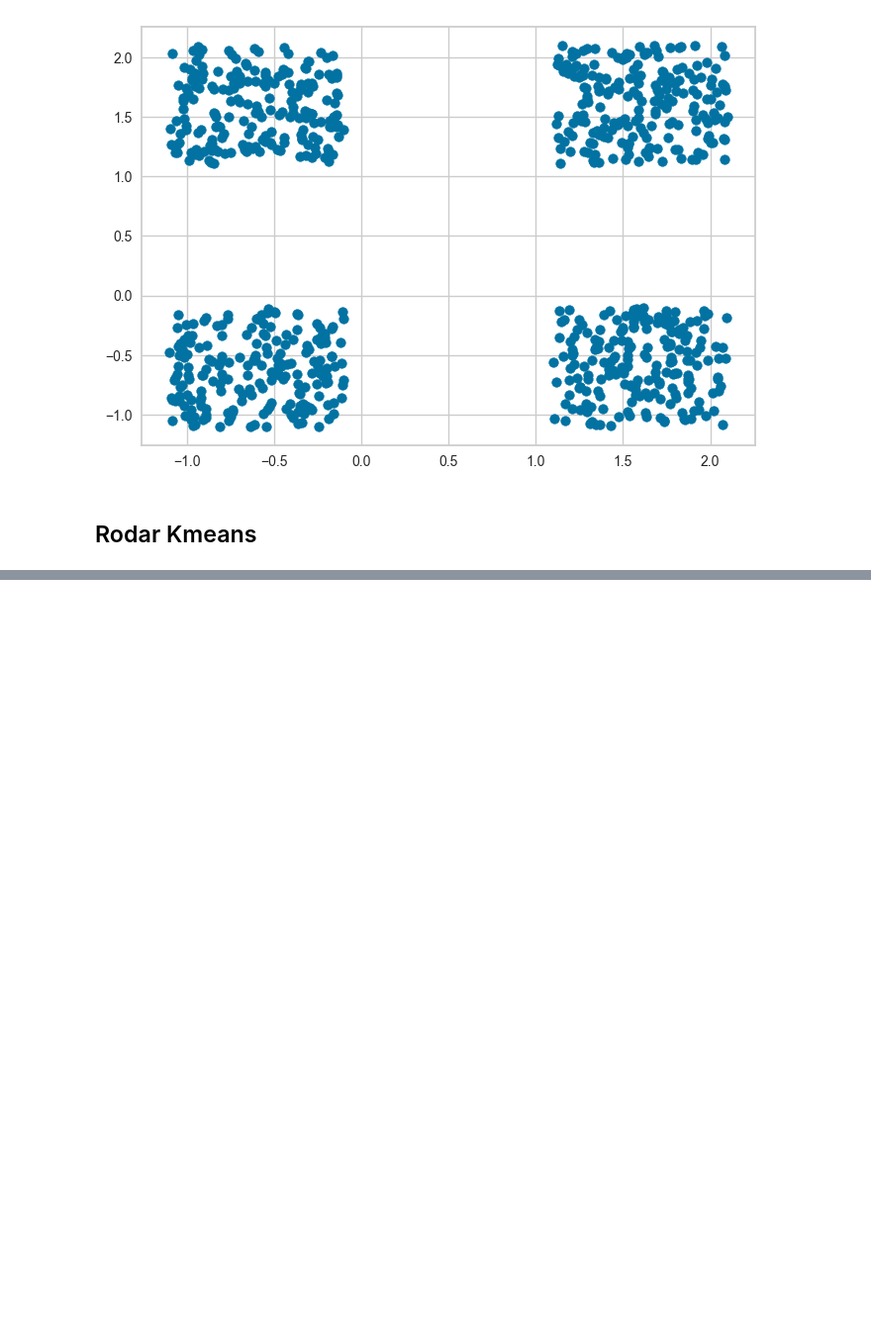
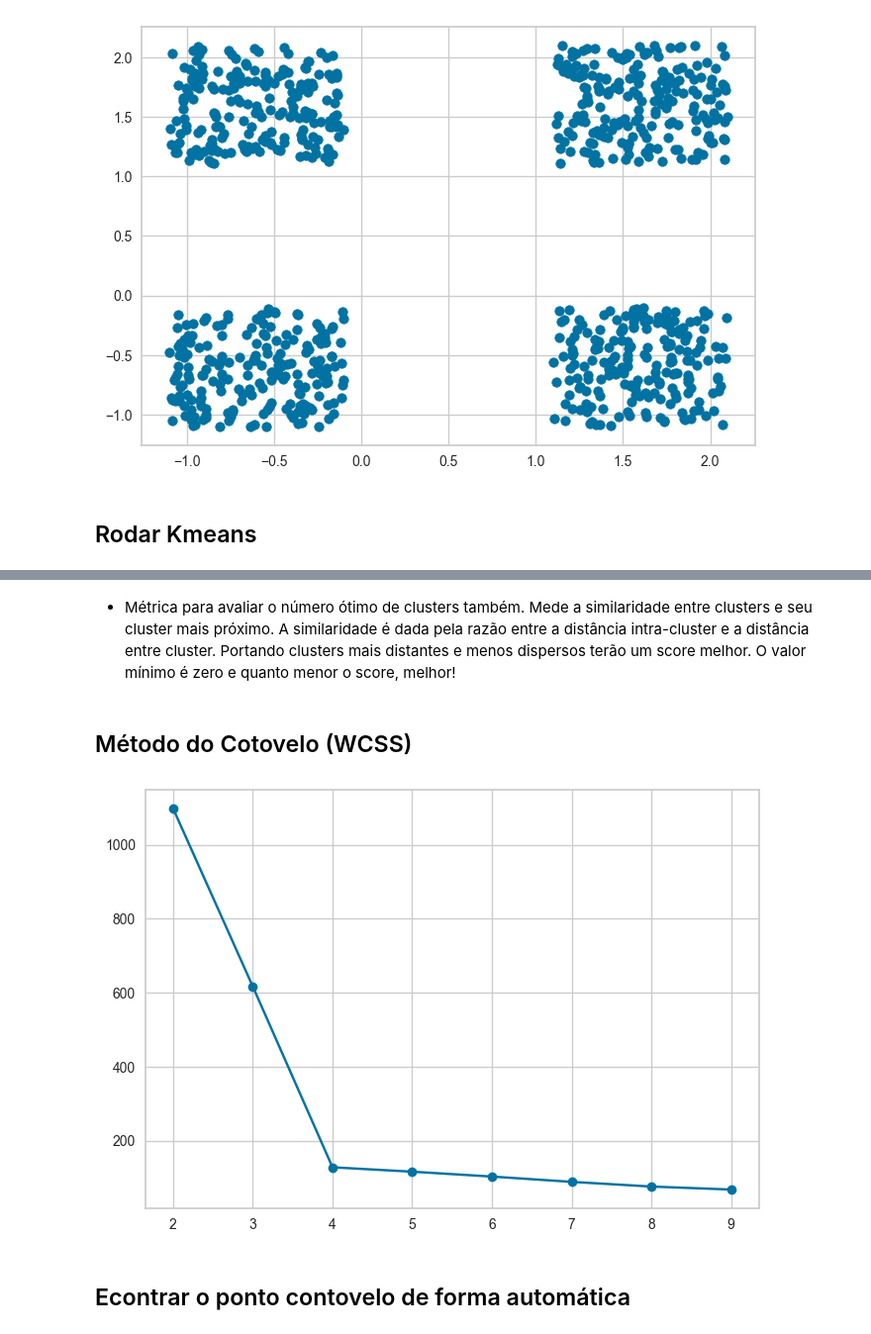
Before and after one commit to anacarlaam/Clusterizacao, a Jupyter notebook: main.ipynb, the cells around one changed output, grey strips where cells are left out. Shown: that part at 99% size. Saved outputs shown, nothing was run; the diff lists cells and outputs as text; code cells hidden in the pictures; blank space fills up the shorter version.

```diff
--- a/main.ipynb
+++ b/main.ipynb
@@ -50,0 +109,22 @@ df_clusters.tail()
+# %% [markdown]
+- Métrica para avaliar o número ótimo de clusters também. Mede a similaridade entre clusters e seu cluster mais próximo. A similaridade é dada pela razão entre a distância intra-cluster e a distância entre cluster. Portando clusters mais distantes e menos dispersos terão um score melhor. O valor mínimo é zero e quanto menor o score, melhor!
+# %%
+wcss=[]
+davies_bouldin=[]
+K = range(2,10) #último não entra
+for k in K:
+    kmeans = KMeans(n_clusters=k,random_state=seed)
+    kmeans.fit(df)
+    wcss.append([kmeans.inertia_,k])
+    davies_bouldin.append(davies_bouldin_score(df, kmeans.labels_))
+    inercia=[item[0] for item in wcss]
+    valores_k=[item[1] for item in wcss]
+# %% [markdown]
+## Método do Cotovelo (WCSS)
+# %%
+plt.plot(valores_k,inercia, marker='o')
+plt.grid(True)
+# %% [output]
+[figure, added]
+# %% [markdown]
+## Econtrar o ponto contovelo de forma automática
```
Also changed, not shown: parts of 16 cells of this notebook.
